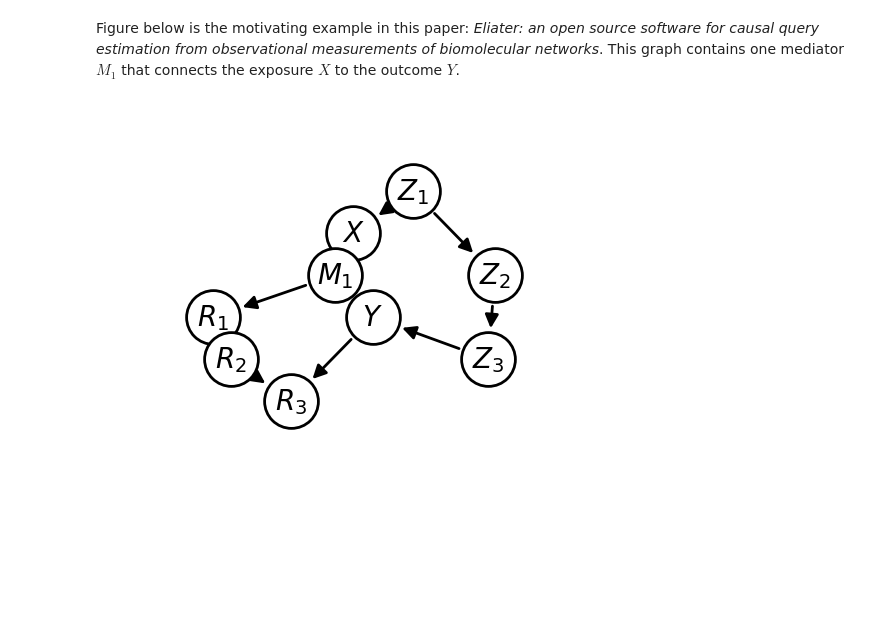
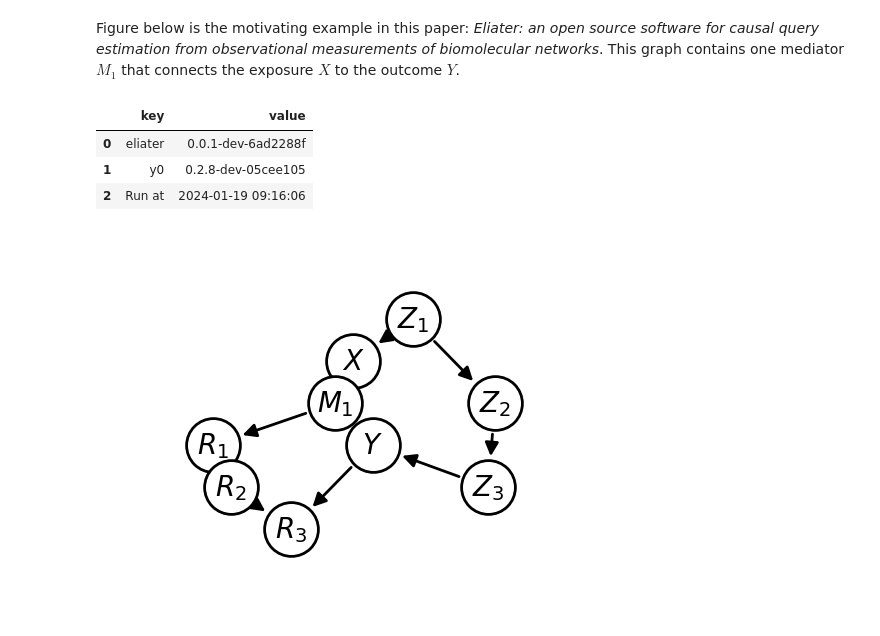
Before and after one commit to y0-causal-inference/eliater, a Jupyter notebook: notebooks/motivating_example.ipynb, the cells around one changed output. Cells and saved outputs as stored; diff of their text form; code cells hidden in the pictures; blank space fills up the shorter version.

```diff
--- a/notebooks/motivating_example.ipynb
+++ b/notebooks/motivating_example.ipynb
@@ -21,0 +5,22 @@ SEED = 500
+# %%
+import matplotlib.pyplot as plt
+import numpy as np
+import seaborn as sns
+from tqdm.auto import tqdm, trange
+
+from eliater import add_ci_undirected_edges, remove_nuisance_variables, workflow, version_df
+from eliater.discover_latent_nodes import find_nuisance_variables, mark_nuisance_variables_as_latent
+from eliater.examples.frontdoor_backdoor_discrete import (
+    single_mediator_with_multiple_confounders_nuisances_discrete_example as example,
+)
+from eliater.network_validation import print_graph_falsifications
+from y0.algorithm.estimation import estimate_ace
+from y0.algorithm.identify import identify_outcomes
+from y0.dsl import P, Variable, X, Y
+
+version_df()
+# %% [output]
+|  | key | value |
+| 0 | eliater | 0.0.1-dev-6ad2288f |
+| 1 | y0 | 0.2.8-dev-05cee105 |
+| 2 | Run at | 2024-01-19 09:16:06 |
```
Also changed, not shown: parts of 6 cells of this notebook, 3 other files.
